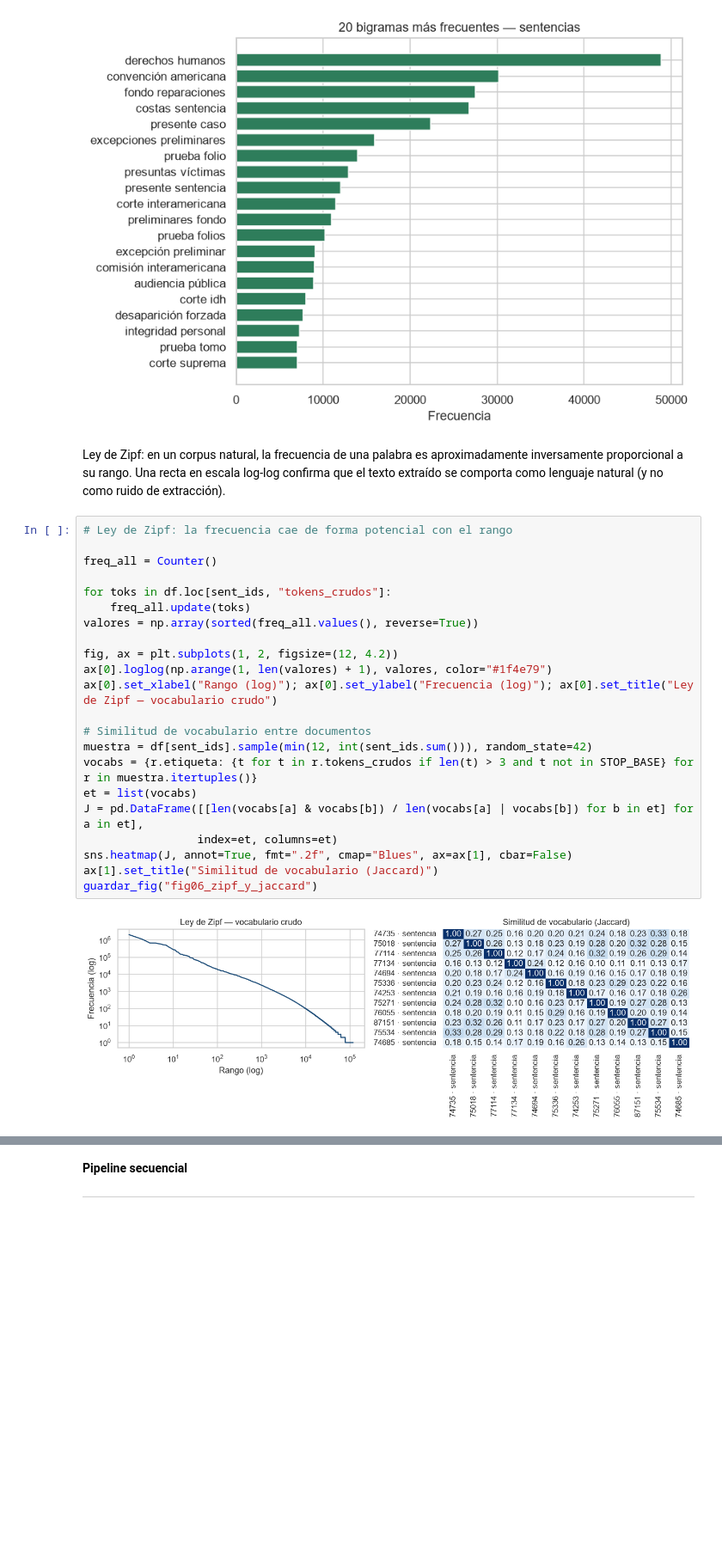
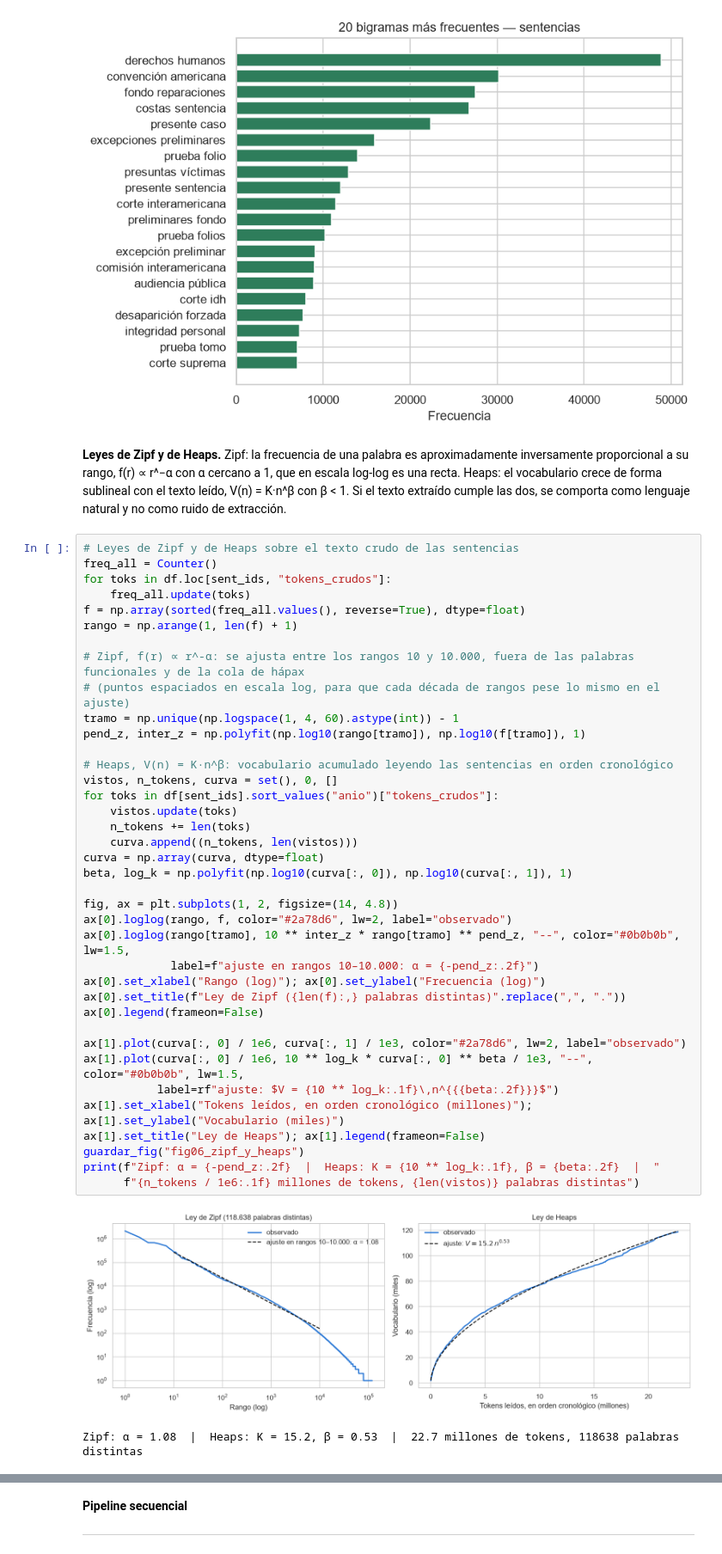
Before and after one commit to GiraldoB/RAG-CIDH, a Jupyter notebook: proyecto_(2).ipynb, the cells around one changed output, grey strips where cells are left out. Shown at 86% size. Cells and saved outputs as stored; diff of their text form; blank space fills up the shorter version.

```diff
--- a/proyecto_(2).ipynb
+++ b/proyecto_(2).ipynb
@@ -1187,28 +1237,45 @@ guardar_fig("fig05_bigramas")
 # %% [output]
 [figure]
 # %% [markdown]
-Ley de Zipf: en un corpus natural, la frecuencia de una palabra es aproximadamente inversamente proporcional a su rango. Una recta en escala log-log confirma que el texto extraído se comporta como lenguaje natural (y no como ruido de extracción).
+**Leyes de Zipf y de Heaps.** Zipf: la frecuencia de una palabra es aproximadamente inversamente proporcional a su rango, f(r) ∝ r^−α con α cercano a 1, que en escala log-log es una recta. Heaps: el vocabulario crece de forma sublineal con el texto leído, V(n) = K·n^β con β < 1. Si el texto extraído cumple las dos, se comporta como lenguaje natural y no como ruido de extracción.
-# %%
-# Ley de Zipf: la frecuencia cae de forma potencial con el rango
-
-freq_all = Counter()
-
-for toks in df.loc[sent_ids, "tokens_crudos"]:
-    freq_all.update(toks)
-valores = np.array(sorted(freq_all.values(), reverse=True))
-
-fig, ax = plt.subplots(1, 2, figsize=(12, 4.2))
-ax[0].loglog(np.arange(1, len(valores) + 1), valores, color="#1f4e79")
-ax[0].set_xlabel("Rango (log)"); ax[0].set_ylabel("Frecuencia (log)"); ax[0].set_title("Ley de Zipf — vocabulario crudo")
-
-# Similitud de vocabulario entre documentos
-muestra = df[sent_ids].sample(min(12, int(sent_ids.sum())), random_state=42)
-vocabs = {r.etiqueta: {t for t in r.tokens_crudos if len(t) > 3 and t not in STOP_BASE} for r in muestra.itertuples()}
-et = list(vocabs)
-J = pd.DataFrame([[len(vocabs[a] & vocabs[b]) / len(vocabs[a] | vocabs[b]) for b in et] for a in et],
-                 index=et, columns=et)
-sns.heatmap(J, annot=True, fmt=".2f", cmap="Blues", ax=ax[1], cbar=False)
-ax[1].set_title("Similitud de vocabulario (Jaccard)")
-guardar_fig("fig06_zipf_y_jaccard")
-# %% [output]
-[figure, removed]
+# %%
+# Leyes de Zipf y de Heaps sobre el texto crudo de las sentencias
+freq_all = Counter()
+for toks in df.loc[sent_ids, "tokens_crudos"]:
+    freq_all.update(toks)
+f = np.array(sorted(freq_all.values(), reverse=True), dtype=float)
+rango = np.arange(1, len(f) + 1)
+
+# Zipf, f(r) ∝ r^-α: se ajusta entre los rangos 10 y 10.000, fuera de las palabras funcionales y de la cola de hápax
+# (puntos espaciados en escala log, para que cada década de rangos pese lo mismo en el ajuste)
+tramo = np.unique(np.logspace(1, 4, 60).astype(int)) - 1
+pend_z, inter_z = np.polyfit(np.log10(rango[tramo]), np.log10(f[tramo]), 1)
+
+# Heaps, V(n) = K·n^β: vocabulario acumulado leyendo las sentencias en orden cronológico
+vistos, n_tokens, curva = set(), 0, []
+for toks in df[sent_ids].sort_values("anio")["tokens_crudos"]:
+    vistos.update(toks)
+    n_tokens += len(toks)
+    curva.append((n_tokens, len(vistos)))
+curva = np.array(curva, dtype=float)
+beta, log_k = np.polyfit(np.log10(curva[:, 0]), np.log10(curva[:, 1]), 1)
+
+fig, ax = plt.subplots(1, 2, figsize=(14, 4.8))
+ax[0].loglog(rango, f, color="#2a78d6", lw=2, label="observado")
+ax[0].loglog(rango[tramo], 10 ** inter_z * rango[tramo] ** pend_z, "--", color="#0b0b0b", lw=1.5,
+             label=f"ajuste en rangos 10–10.000: α = {-pend_z:.2f}")
+ax[0].set_xlabel("Rango (log)"); ax[0].set_ylabel("Frecuencia (log)")
+ax[0].set_title(f"Ley de Zipf ({len(f):,} palabras distintas)".replace(",", "."))
+ax[0].legend(frameon=False)
+
+ax[1].plot(curva[:, 0] / 1e6, curva[:, 1] / 1e3, color="#2a78d6", lw=2, label="observado")
+ax[1].plot(curva[:, 0] / 1e6, 10 ** log_k * curva[:, 0] ** beta / 1e3, "--", color="#0b0b0b", lw=1.5,
+           label=rf"ajuste: $V = {10 ** log_k:.1f}\,n^{{{beta:.2f}}}$")
+ax[1].set_xlabel("Tokens leídos, en orden cronológico (millones)"); ax[1].set_ylabel("Vocabulario (miles)")
+ax[1].set_title("Ley de Heaps"); ax[1].legend(frameon=False)
+guardar_fig("fig06_zipf_y_heaps")
+print(f"Zipf: α = {-pend_z:.2f}  |  Heaps: K = {10 ** log_k:.1f}, β = {beta:.2f}  |  "
+      f"{n_tokens / 1e6:.1f} millones de tokens, {len(vistos)} palabras distintas")
+# %% [output]
+[figure, added]
+Zipf: α = 1.08  |  Heaps: K = 15.2, β = 0.53  |  22.7 millones de tokens, 118638 palabras distintas
```
Also changed, not shown: parts of 14 cells of this notebook, 1 other file.
